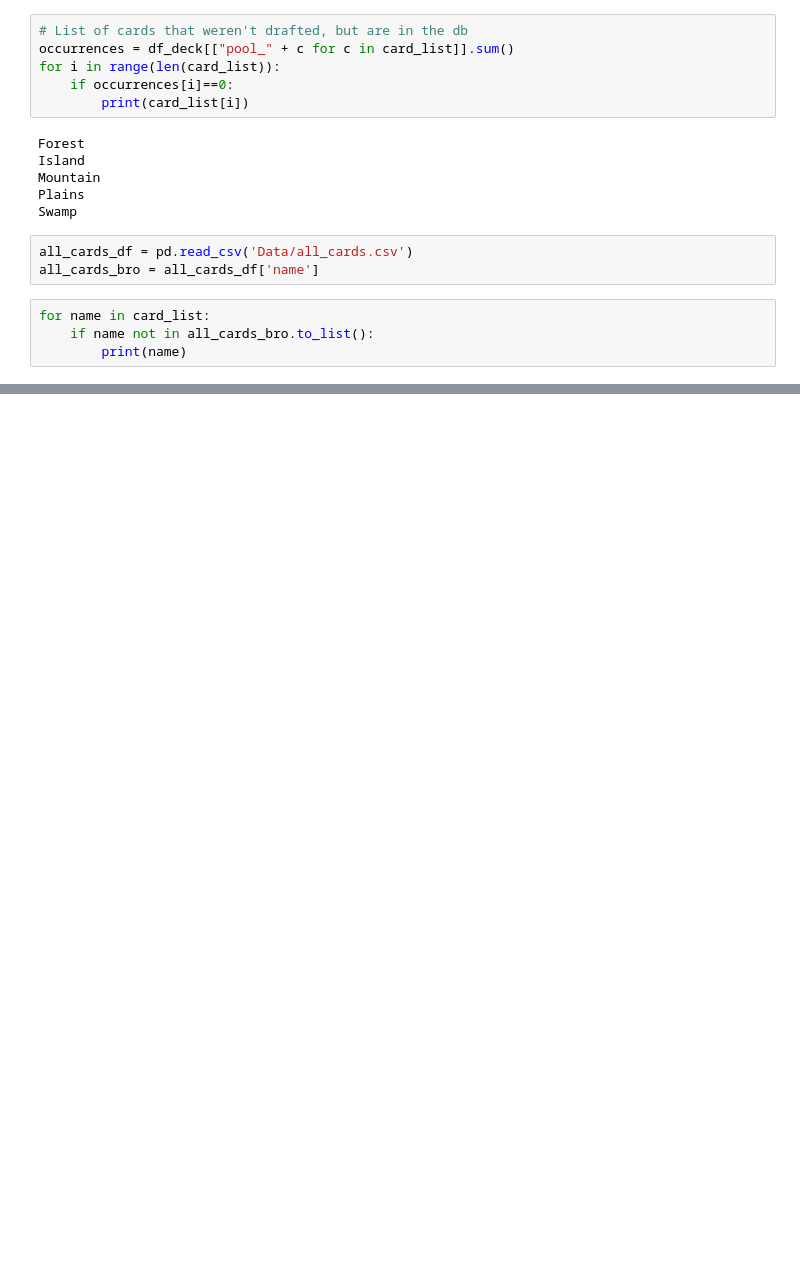
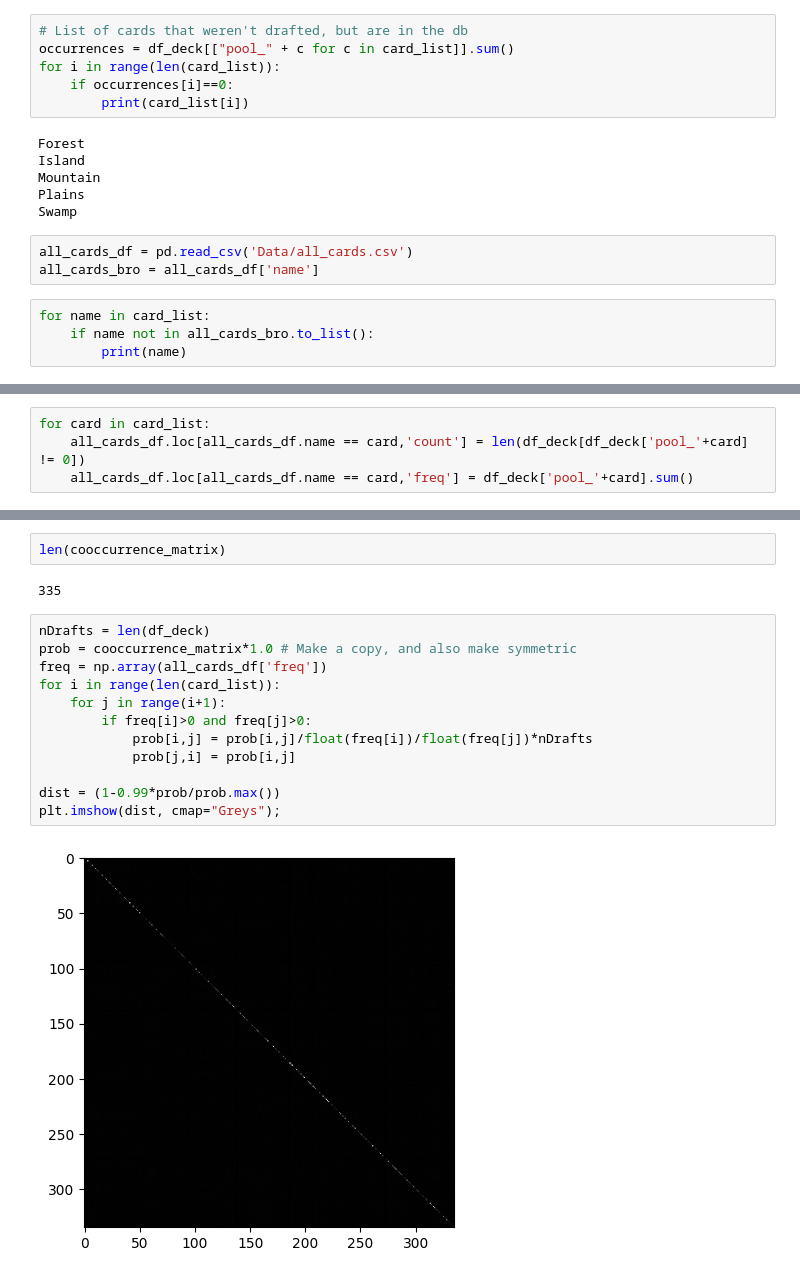
Before and after one commit to DiegoHMM/MTG_drafter, a Jupyter notebook: mtg_data_resume.ipynb, the cells around one changed output, grey strips where cells are left out. Saved outputs shown, nothing was run; the diff lists cells and outputs as text; blank space fills up the shorter version.

```diff
--- a/mtg_data_resume.ipynb
+++ b/mtg_data_resume.ipynb
@@ -108,0 +111,4 @@ for name in card_list:
+# %%
+for card in card_list:
+    all_cards_df.loc[all_cards_df.name == card,'count'] = len(df_deck[df_deck['pool_'+card] != 0])
+    all_cards_df.loc[all_cards_df.name == card,'freq'] = df_deck['pool_'+card].sum()
@@ -108,0 +124,18 @@ for name in card_list:
+# %%
+len(cooccurrence_matrix)
+# %% [output]
+335
+# %%
+nDrafts = len(df_deck)
+prob = cooccurrence_matrix*1.0 # Make a copy, and also make symmetric
+freq = np.array(all_cards_df['freq'])
+for i in range(len(card_list)):
+    for j in range(i+1):
+        if freq[i]>0 and freq[j]>0:
+            prob[i,j] = prob[i,j]/float(freq[i])/float(freq[j])*nDrafts
+            prob[j,i] = prob[i,j]
+
+dist = (1-0.99*prob/prob.max())
+plt.imshow(dist, cmap="Greys");
+# %% [output]
+[figure, added]
```
Also changed, not shown: parts of 7 cells of this notebook, 2 other files.
